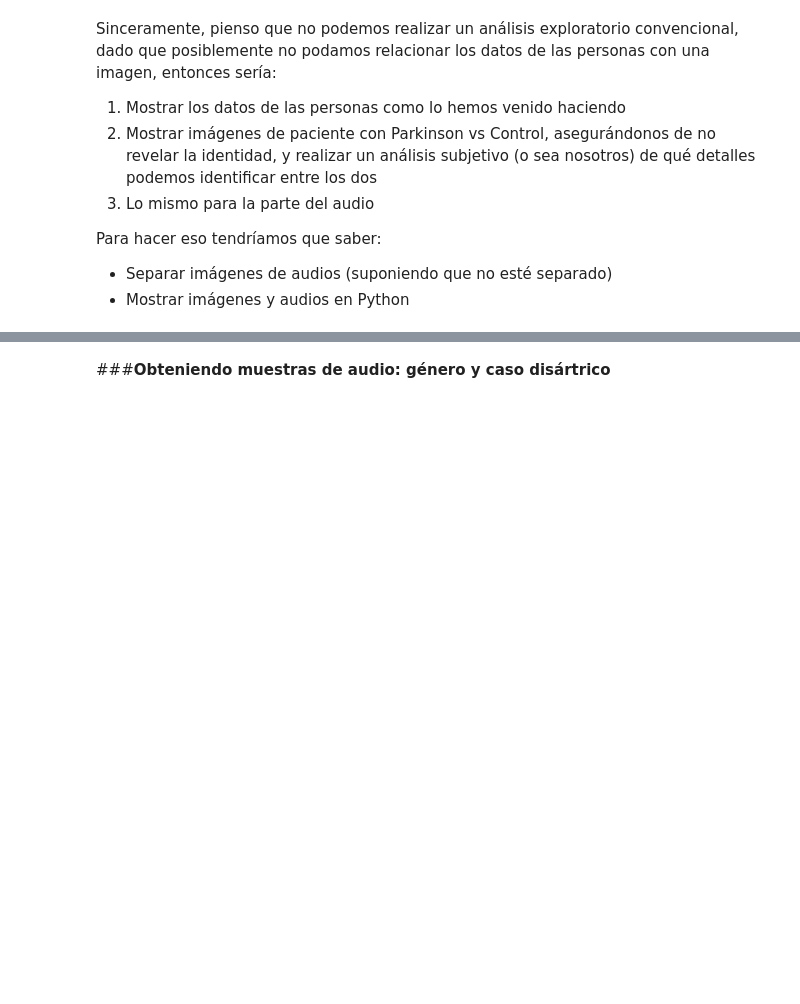
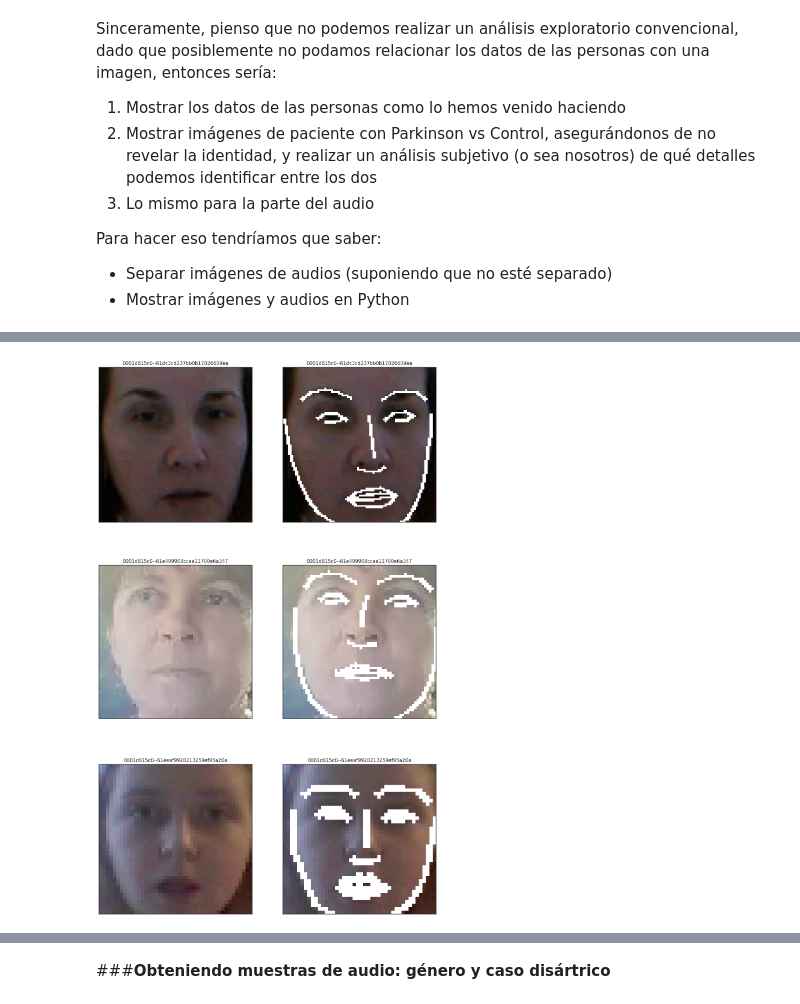
Before and after one commit to AndresFelipeMunozAguilar/Proyecto_Final_IA1_UIS, a Jupyter notebook: Análisis_Multimodal_de_Síntomas_en_la_Enfermedad_de_Parkinson.ipynb, the cells around one changed output, grey strips where cells are left out. Cells and saved outputs as stored; diff of their text form; code cells hidden in the pictures; blank space fills up the shorter version.

```diff
--- a/Análisis_Multimodal_de_Síntomas_en_la_Enfermedad_de_Parkinson.ipynb
+++ b/Análisis_Multimodal_de_Síntomas_en_la_Enfermedad_de_Parkinson.ipynb
@@ -109,3 +267,48 @@ Para hacer eso tendríamos que saber:
+# %%
+fig, axs = plt.subplots(3, 2, figsize=(15, 25))
+axs = np.array(axs)
+axs = axs.reshape(-1)
+i = 0
+for fn in data_facial.assignment_id[:4]:
+    # label = data_facial.iloc[fn]['worker_id']
+    # orig = data_facial.loc[fn]['label']
+    video_file = f'facial_data/live_videos/{fn}.mp4'
+    ax = axs[i]
+    cap = cv.VideoCapture(video_file)
+    success, image = cap.read()
+    image = cv.cvtColor(image, cv.COLOR_BGR2RGB)
+    face_locations = face_recognition.face_locations(image)
+    if len(face_locations) > 0:
+        # Print first face
+        face_location = face_locations[0]
+        top, right, bottom, left = face_location
+        face_image = image[top:bottom, left:right]
+        ax.imshow(face_image)
+        ax.grid(False)
+        # ax.title.set_text(f'{fn} - {label}')
+        ax.title.set_text(f'{fn}')
+        ax.xaxis.set_visible(False)
+        ax.yaxis.set_visible(False)
+        # Find landmarks
+        face_landmarks_list = face_recognition.face_landmarks(face_image)
+        face_landmarks = face_landmarks_list[0]
+        pil_image = Image.fromarray(face_image)
+        d = ImageDraw.Draw(pil_image)
+        for facial_feature in face_landmarks.keys():
+            d.line(face_landmarks[facial_feature], width=2)
+        landmark_face_array = np.array(pil_image)
+        ax2 = axs[i+1]
+        ax2.imshow(landmark_face_array)
+        ax2.grid(False)
+        # ax2.title.set_text(f'{fn} - {label}')
+        ax2.title.set_text(f'{fn}')
+        ax2.xaxis.set_visible(False)
+        ax2.yaxis.set_visible(False)
+        i += 2
+plt.grid(False)
+plt.show()
+# %% [output]
+[figure, added]
 # %% [markdown]
 ##**Análisis del audio para la disartria**
 
```
Also changed, not shown: parts of 22 cells of this notebook.
